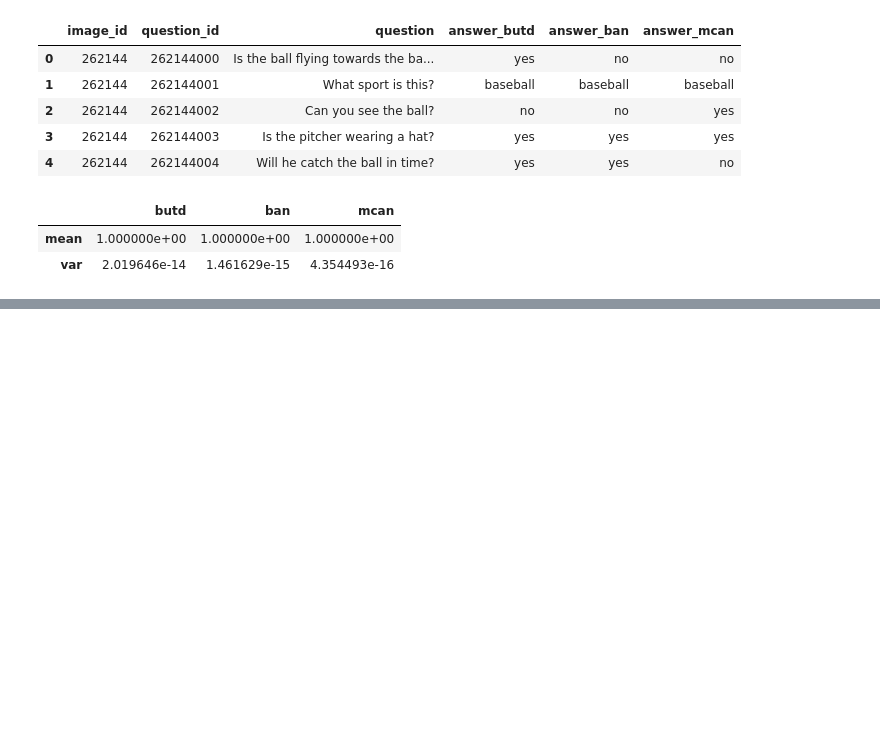
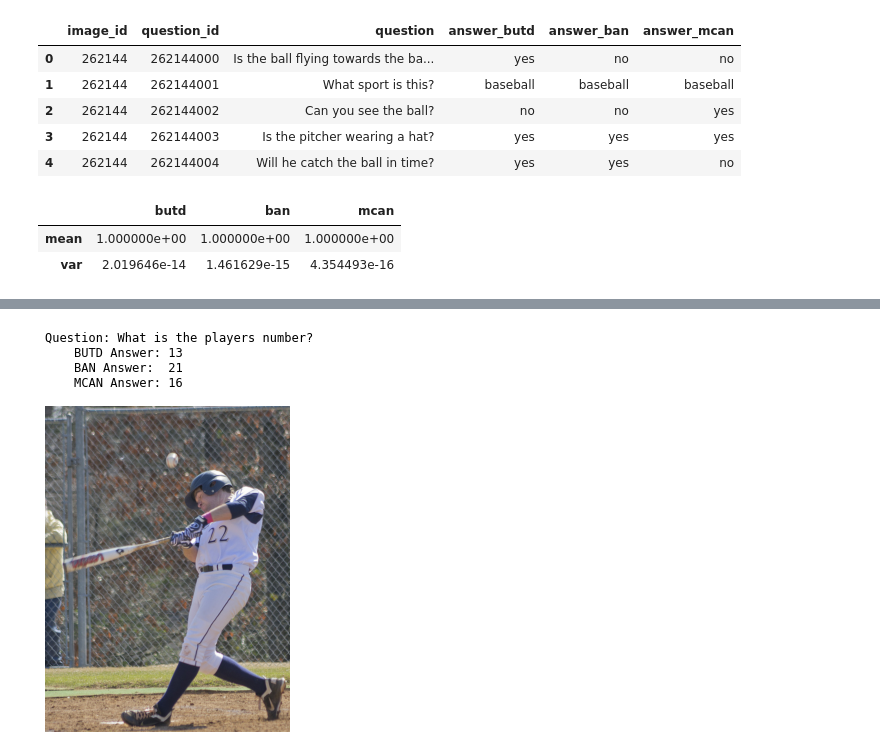
Before and after one commit to zhaoyi3264/openvqa, a Jupyter notebook: visualization.ipynb, the cells around one changed output, grey strips where cells are left out. Cells and saved outputs as stored; diff of their text form; code cells hidden in the pictures; blank space fills up the shorter version.

```diff
--- a/visualization.ipynb
+++ b/visualization.ipynb
@@ -186,0 +223,4 @@ visualize_bbox(df.loc[idx])
+# %%
+visualize_ques_ans(df.iloc[45])
+# %% [output]
+[figure, added]
```
Also changed, not shown: parts of 14 cells of this notebook.
